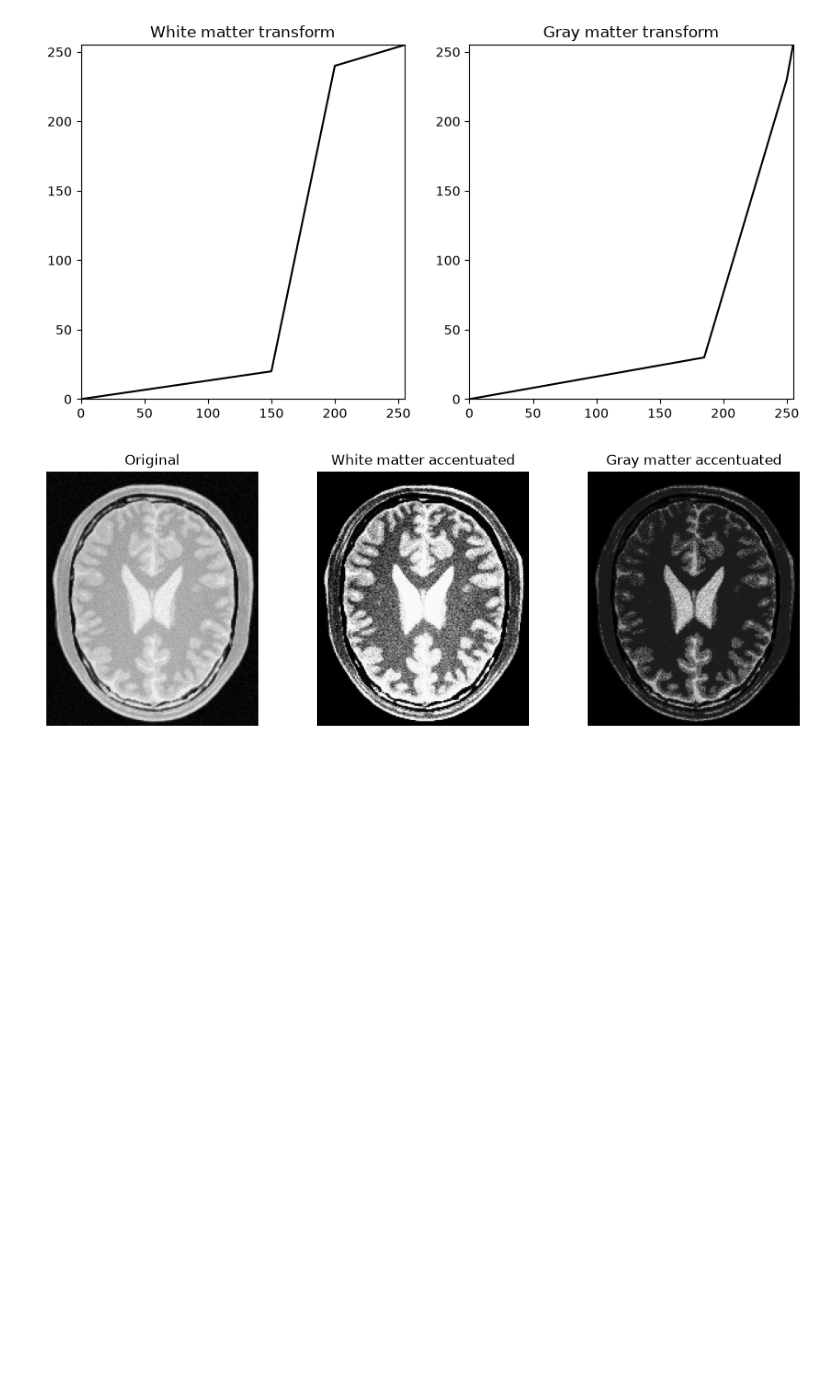
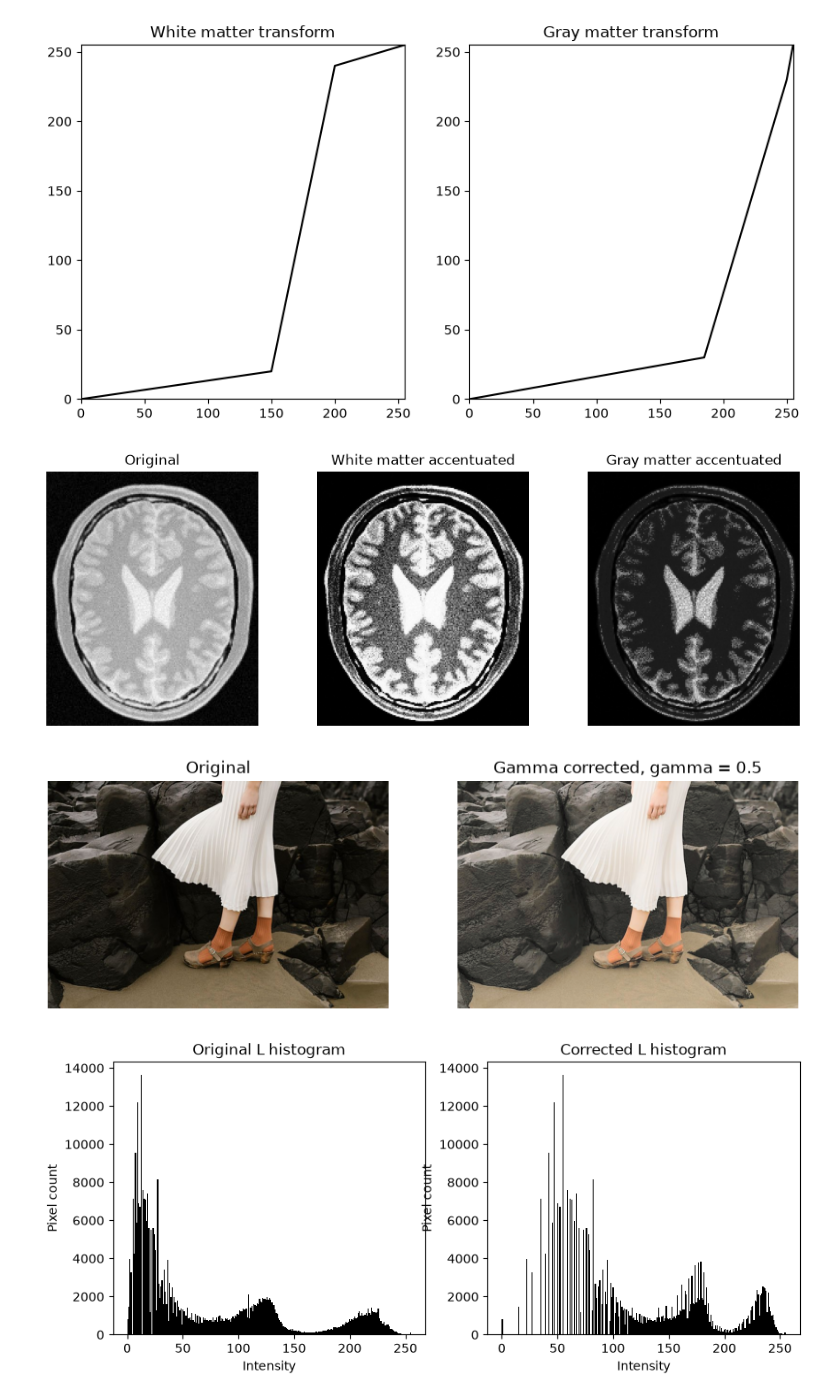
Before and after one commit to Upani-Gunathunga/EN3160-Assignment-01, a Jupyter notebook: 230218G_a01.ipynb, the cells around one changed output. Cells and saved outputs as stored; diff of their text form; code cells hidden in the pictures; blank space fills up the shorter version.

Commit message:
apply gamma correction on L channel for question 3

```diff
--- a/230218G_a01.ipynb
+++ b/230218G_a01.ipynb
@@ -146,3 +146,38 @@ plt.show()
 # %% [output]
 [figure]
 [figure]
+# %%
+color_photo = cv2.imread("images/q3.jpeg")
+lab_planes = cv2.cvtColor(color_photo, cv2.COLOR_BGR2LAB)
+light_plane, a_plane, b_plane = cv2.split(lab_planes)
+
+gamma_pick = 0.5
+normalized_light = light_plane.astype(np.float32) / 255.0
+corrected_light = np.power(normalized_light, gamma_pick) * 255.0
+corrected_light = corrected_light.astype(np.uint8)
+
+lab_corrected = cv2.merge([corrected_light, a_plane, b_plane])
+photo_corrected = cv2.cvtColor(lab_corrected, cv2.COLOR_LAB2BGR)
+
+fig_gamma, axis_gamma = plt.subplots(1, 2, figsize=(10, 5))
+axis_gamma[0].imshow(cv2.cvtColor(color_photo, cv2.COLOR_BGR2RGB))
+axis_gamma[0].set_title("Original")
+axis_gamma[0].axis("off")
+axis_gamma[1].imshow(cv2.cvtColor(photo_corrected, cv2.COLOR_BGR2RGB))
+axis_gamma[1].set_title(f"Gamma corrected, gamma = {gamma_pick}")
+axis_gamma[1].axis("off")
+plt.show()
+
+fig_hist, axis_hist = plt.subplots(1, 2, figsize=(10, 4))
+axis_hist[0].hist(light_plane.ravel(), bins=256, range=(0, 255), color="black")
+axis_hist[0].set_title("Original L histogram")
+axis_hist[0].set_xlabel("Intensity")
+axis_hist[0].set_ylabel("Pixel count")
+axis_hist[1].hist(corrected_light.ravel(), bins=256, range=(0, 255), color="black")
+axis_hist[1].set_title("Corrected L histogram")
+axis_hist[1].set_xlabel("Intensity")
+axis_hist[1].set_ylabel("Pixel count")
+plt.show()
+# %% [output]
+[figure, added]
+[figure, added]
```
